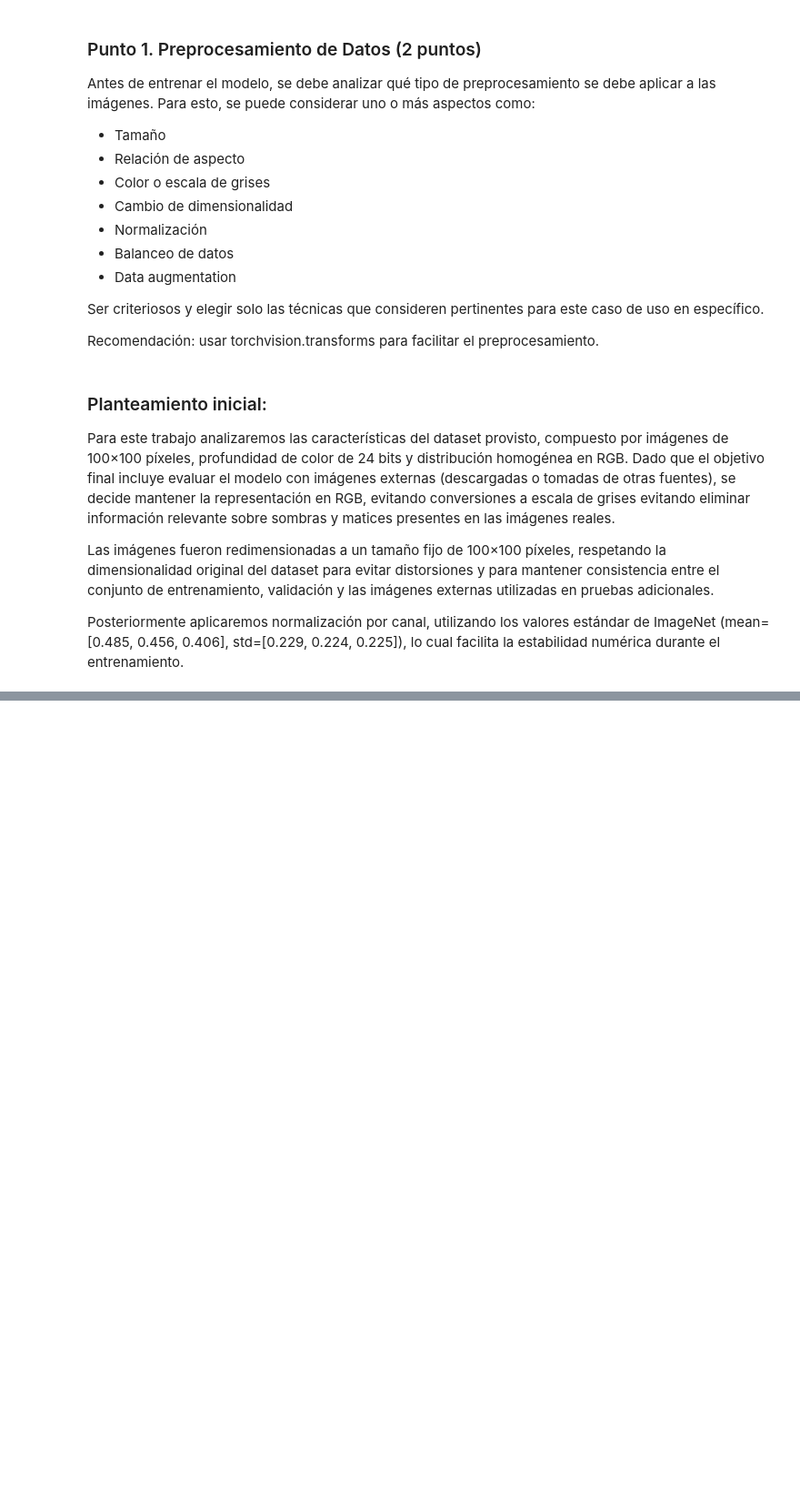
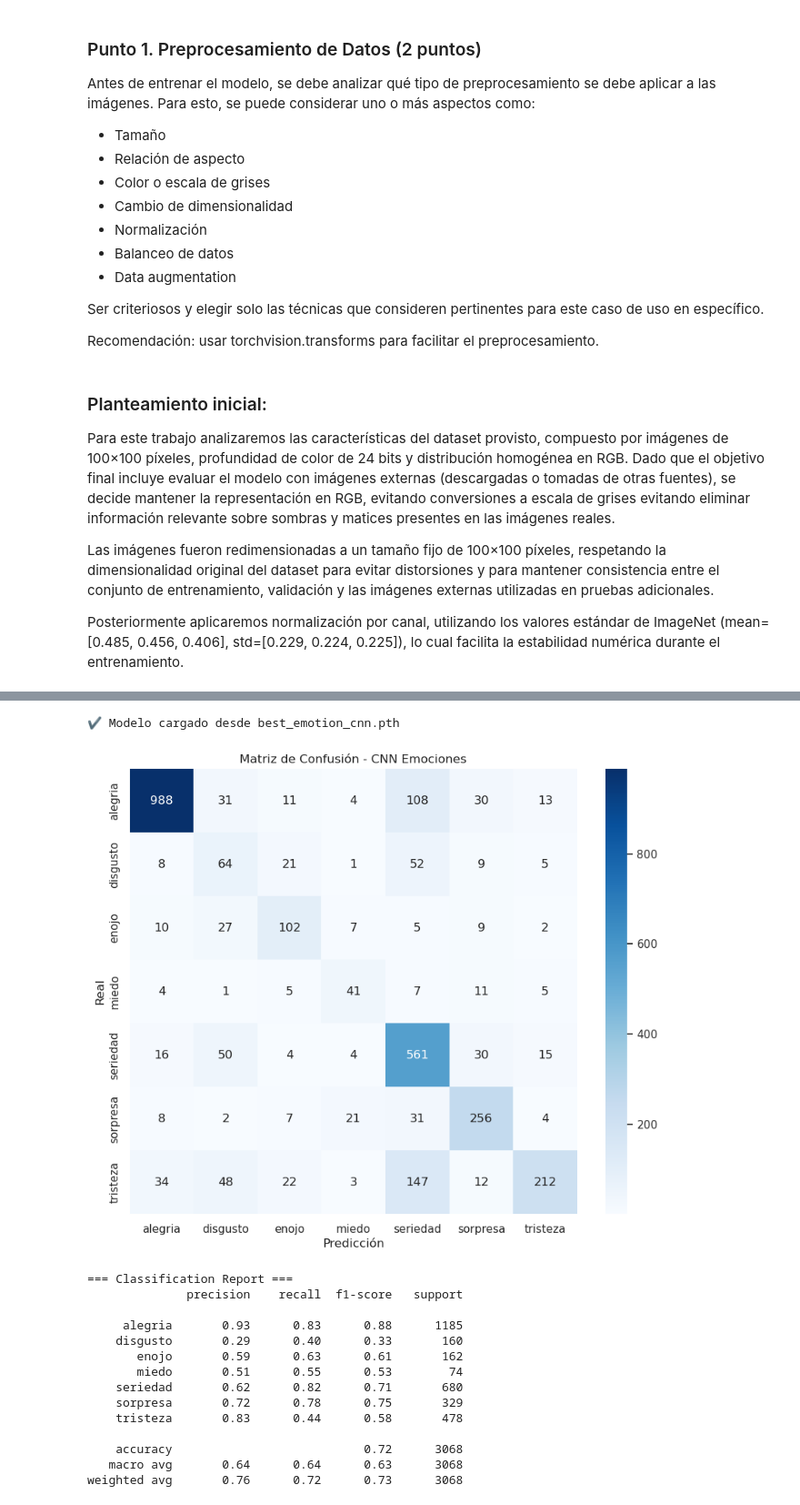
Before and after one commit to ossiemunoz/DL_TP3_Ossie, a Jupyter notebook: MUNOZ-OSVALDO-DL-TP3-Co22.ipynb, the cells around one changed output, grey strips where cells are left out. Shown at 91% size. Cells and saved outputs as stored; diff of their text form; code cells hidden in the pictures; blank space fills up the shorter version.

Commit message:
Checkpoint antes de apagar - TP3

```diff
--- a/MUNOZ-OSVALDO-DL-TP3-Co22.ipynb
+++ b/MUNOZ-OSVALDO-DL-TP3-Co22.ipynb
@@ -1136,9 +43,0 @@ plt.show()
-# %%
-# Classification Report
-
-probs = torch.sigmoid(val_logits).cpu().numpy()
-preds = (probs >= 0.5).astype(int)
-true  = val_y.cpu().numpy()
-
-print("\n CLASSIFICATION REPORT (CON EMBEDDINGS) \n")
-print(classification_report(true, preds, target_names=["<=50K", ">50K"]))
@@ -1653,0 +625,59 @@ Podemos decir que ambos modelos tienen desempeños similares, ninguno saca una v
+# %%
+# El entrenamiento pasa por muchas épocas, 20 en nuestro caso, pero la última no necesariamente es la mejor. Por eso guardamos el modelo en la época donde obtuvo la mayor accuracy de validación. Ese checkpoint se usa después para calcular la matriz de confusión y las métricas finales, asegurando que evaluamos el modelo en su mejor versión.
+
+best_model = EmotionCNN(num_classes=num_classes).to(device)
+best_model.load_state_dict(torch.load("best_emotion_cnn.pth", map_location=device))
+best_model.eval()
+
+print("✔ Modelo cargado desde best_emotion_cnn.pth")
+# %% [output]
+✔ Modelo cargado desde best_emotion_cnn.pth
+# %%
+# Martriz d confusión + Classification Report
+
+# Obtenemos predicciones en todo el validation set
+
+all_preds = []
+all_targets = []
+
+with torch.no_grad():
+    for inputs, targets in val_loader:
+        inputs, targets = inputs.to(device), targets.to(device)
+
+        outputs = best_model(inputs)
+        _, preds = torch.max(outputs, 1)
+
+        all_preds.extend(preds.cpu().numpy())
+        all_targets.extend(targets.cpu().numpy())
+
+# Matriz de confusión
+labels_str = train_dataset.classes
+cm = confusion_matrix(all_targets, all_preds)
+plt.figure(figsize=(10, 8))
+sns.heatmap(cm, annot=True, fmt="d", cmap="Blues",
+            xticklabels=labels_str, yticklabels=labels_str)
+plt.xlabel("Predicción")
+plt.ylabel("Real")
+plt.title("Matriz de Confusión - CNN Emociones")
+plt.show()
+
+# Classification Report
+
+print("\n=== Classification Report ===")
+print(classification_report(all_targets, all_preds, target_names=labels_str))
+# %% [output]
+[figure, added]
+=== Classification Report ===
+              precision    recall  f1-score   support
+
+     alegria       0.93      0.83      0.88      1185
+    disgusto       0.29      0.40      0.33       160
+       enojo       0.59      0.63      0.61       162
+       miedo       0.51      0.55      0.53        74
+    seriedad       0.62      0.82      0.71       680
+    sorpresa       0.72      0.78      0.75       329
+    tristeza       0.83      0.44      0.58       478
+
+    accuracy                           0.72      3068
+   macro avg       0.64      0.64      0.63      3068
+weighted avg       0.76      0.72      0.73      3068
```
Also changed, not shown: parts of 82 cells of this notebook.
